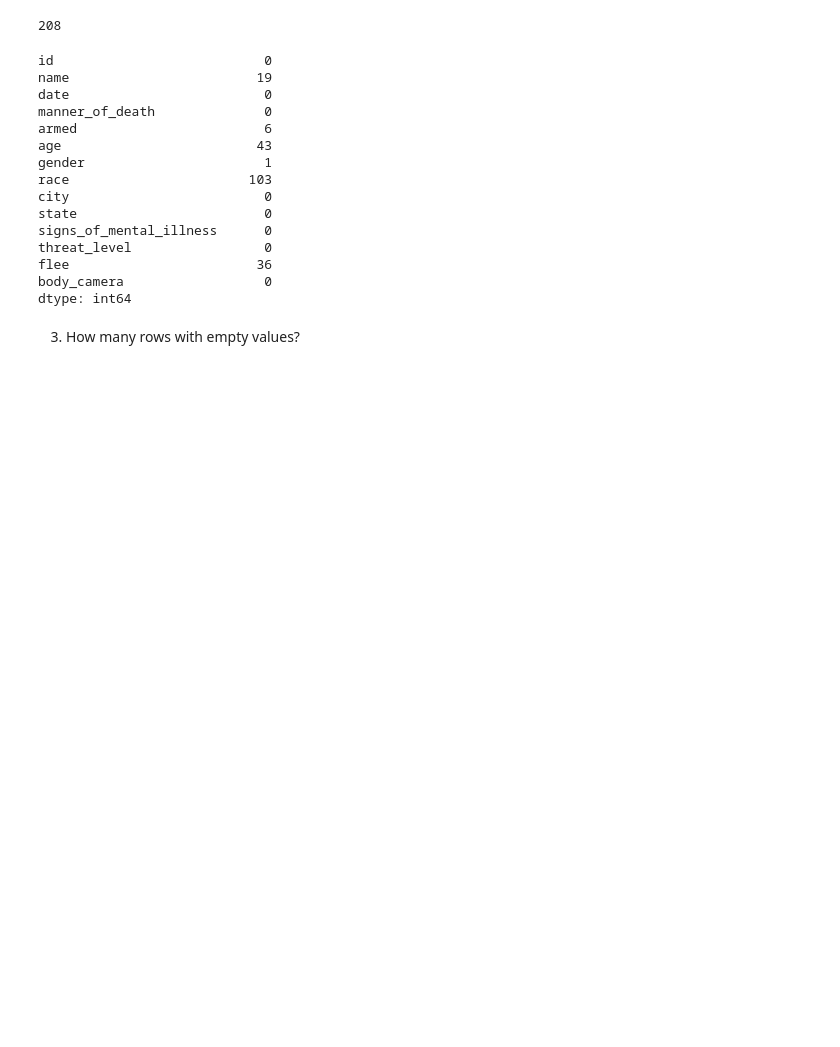
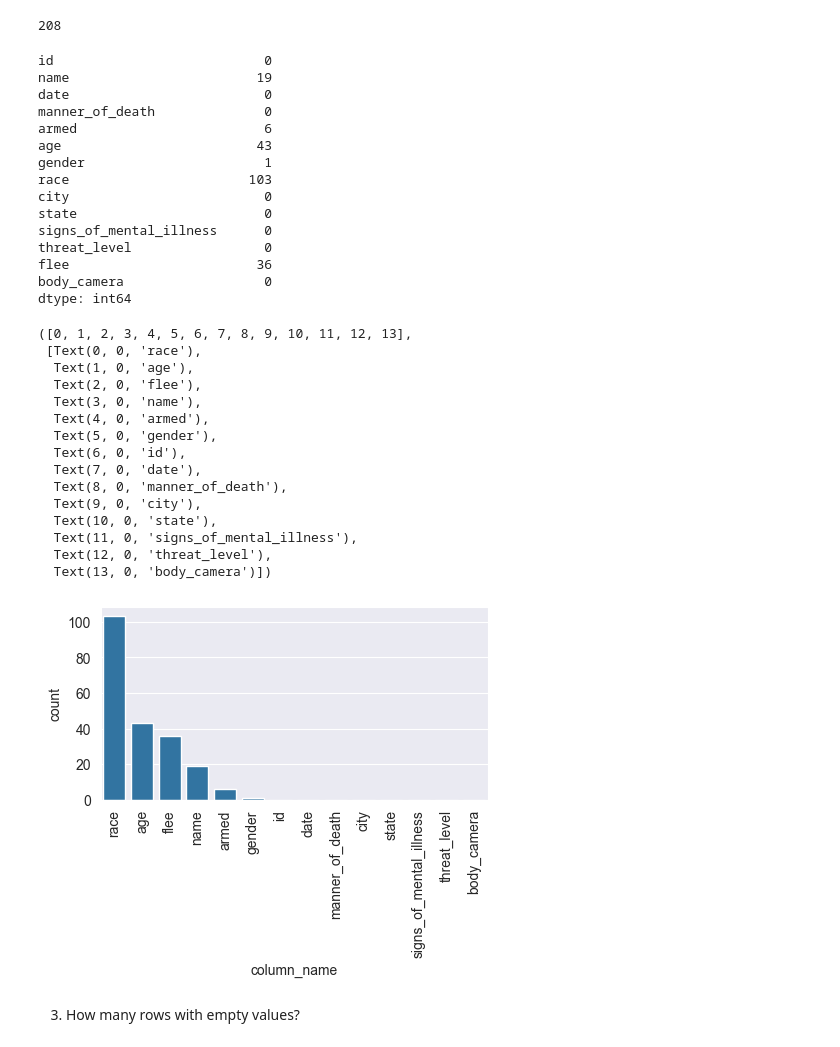
Before and after one commit to CelineChiLamNg/fatal_police_shootings, a Jupyter notebook: FatalPoliceShootings.ipynb, the cells around one changed output. Saved outputs shown, nothing was run; the diff lists cells and outputs as text; code cells hidden in the pictures; blank space fills up the shorter version.

Commit message:
data missing value visualization

```diff
--- a/FatalPoliceShootings.ipynb
+++ b/FatalPoliceShootings.ipynb
@@ -79,7 +87,8 @@ db.isnull().sum().sum()
 # %% [output]
 208
 # %%
-db.isnull().sum()
+empty_values = db.isnull().sum()
+empty_values
 # %% [output]
 id                           0
 name                        19
@@ -96,6 +105,34 @@ threat_level                 0
 flee                        36
 body_camera                  0
 dtype: int64
+# %%
+empty_values_df = empty_values.reset_index()
+empty_values_df.columns = ["column_name", "count"]
+empty_values_df_ordered = empty_values_df.sort_values(
+    "count", ascending=False)
+
+plt.figure(figsize=(5, 2.5))
+sns.barplot(data=empty_values_df_ordered,
+            x=empty_values_df_ordered["column_name"],
+            y=empty_values_df_ordered["count"])
+plt.xticks(rotation=90)
+# %% [output]
+([0, 1, 2, 3, 4, 5, 6, 7, 8, 9, 10, 11, 12, 13],
+ [Text(0, 0, 'race'),
+  Text(1, 0, 'age'),
+  Text(2, 0, 'flee'),
+  Text(3, 0, 'name'),
+  Text(4, 0, 'armed'),
+  Text(5, 0, 'gender'),
+  Text(6, 0, 'id'),
+  Text(7, 0, 'date'),
+  Text(8, 0, 'manner_of_death'),
+  Text(9, 0, 'city'),
+  Text(10, 0, 'state'),
+  Text(11, 0, 'signs_of_mental_illness'),
+  Text(12, 0, 'threat_level'),
+  Text(13, 0, 'body_camera')])
+[figure, added]
 # %% [markdown]
 3. How many rows with empty values?
 # %%
```
Also changed, not shown: parts of 22 cells of this notebook.
